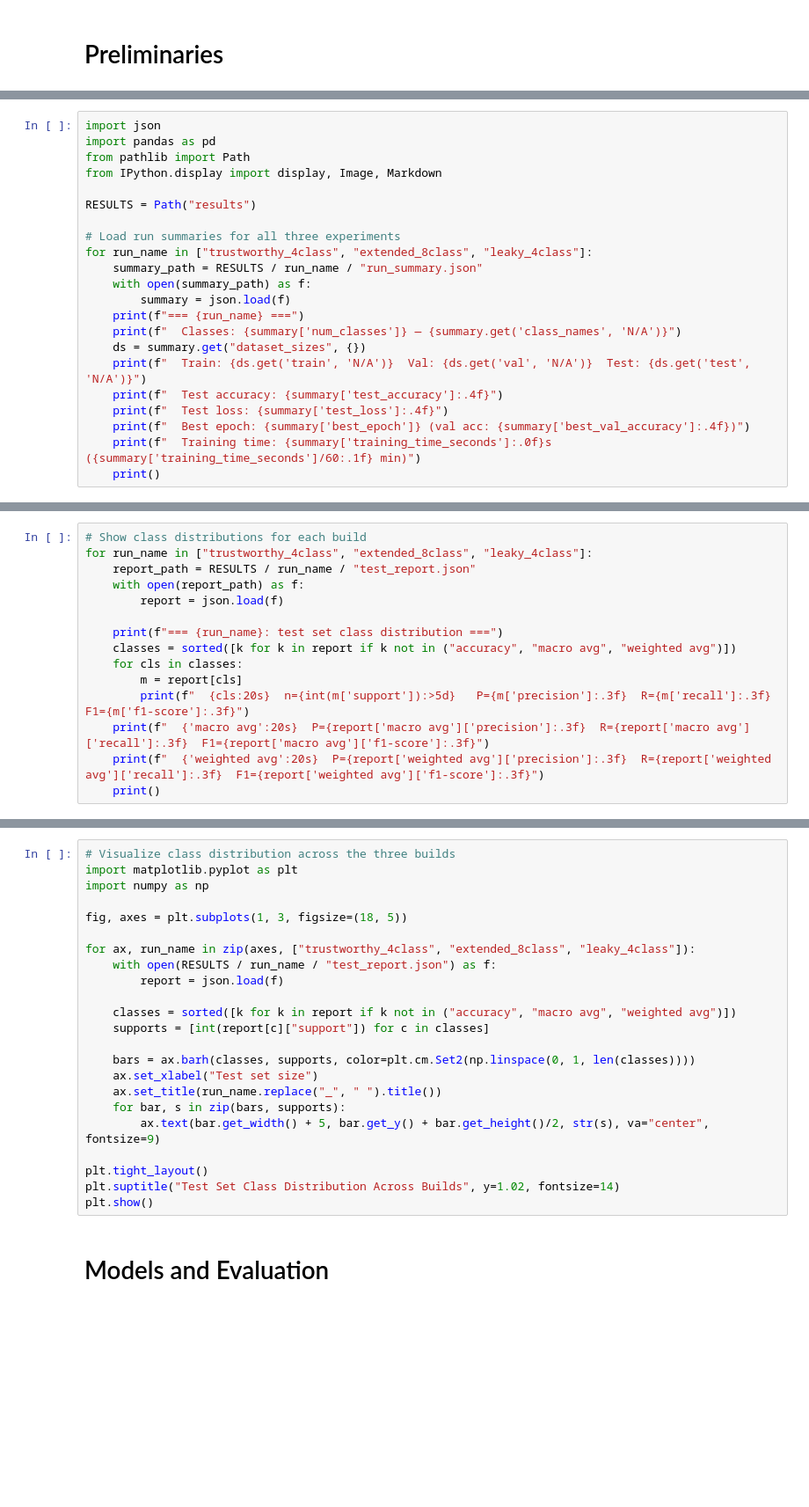
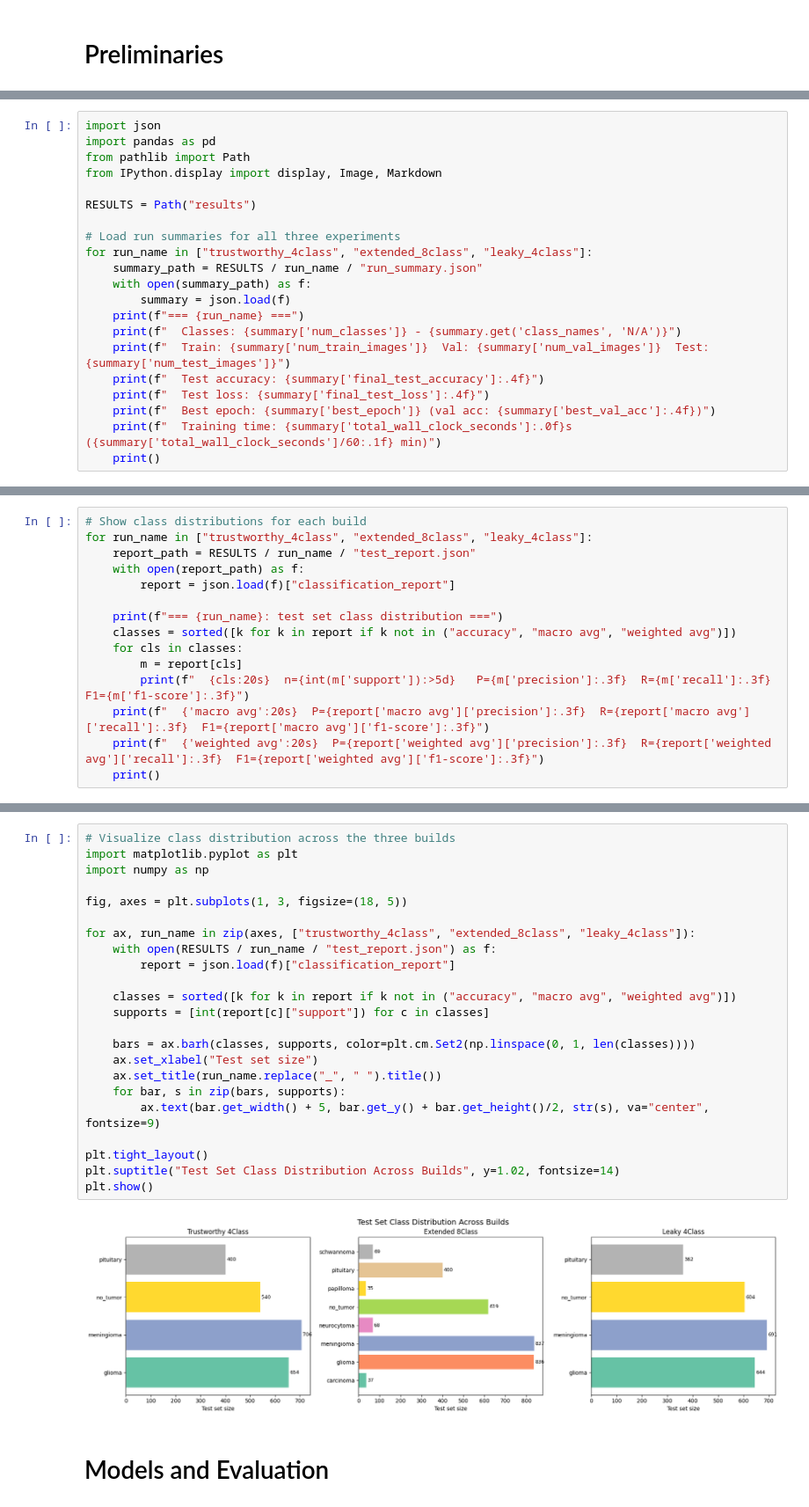
Before and after one commit to kiranshay/brain-tumor-classifier, a Jupyter notebook: NeuroScan_Final_Report.ipynb, the cells around one changed output, grey strips where cells are left out. Shown at 88% size. Cells and saved outputs as stored; diff of their text form; blank space fills up the shorter version.

Commit message:
modified final report

```diff
--- a/NeuroScan_Final_Report.ipynb
+++ b/NeuroScan_Final_Report.ipynb
@@ -85,13 +85,12 @@ for run_name in ["trustworthy_4class", "extended_8class", "leaky_4class"]:
     with open(summary_path) as f:
         summary = json.load(f)
     print(f"=== {run_name} ===")
-    print(f"  Classes: {summary['num_classes']} — {summary.get('class_names', 'N/A')}")
-    ds = summary.get("dataset_sizes", {})
-    print(f"  Train: {ds.get('train', 'N/A')}  Val: {ds.get('val', 'N/A')}  Test: {ds.get('test', 'N/A')}")
-    print(f"  Test accuracy: {summary['test_accuracy']:.4f}")
-    print(f"  Test loss: {summary['test_loss']:.4f}")
-    print(f"  Best epoch: {summary['best_epoch']} (val acc: {summary['best_val_accuracy']:.4f})")
-    print(f"  Training time: {summary['training_time_seconds']:.0f}s ({summary['training_time_seconds']/60:.1f} min)")
+    print(f"  Classes: {summary['num_classes']} - {summary.get('class_names', 'N/A')}")
+    print(f"  Train: {summary['num_train_images']}  Val: {summary['num_val_images']}  Test: {summary['num_test_images']}")
+    print(f"  Test accuracy: {summary['final_test_accuracy']:.4f}")
+    print(f"  Test loss: {summary['final_test_loss']:.4f}")
+    print(f"  Best epoch: {summary['best_epoch']} (val acc: {summary['best_val_acc']:.4f})")
+    print(f"  Training time: {summary['total_wall_clock_seconds']:.0f}s ({summary['total_wall_clock_seconds']/60:.1f} min)")
     print()
 # %% [markdown]
 ## Pre-processing
@@ -123,7 +122,7 @@ For the **leaky control**, we pooled all images from the trustworthy build and r
 for run_name in ["trustworthy_4class", "extended_8class", "leaky_4class"]:
     report_path = RESULTS / run_name / "test_report.json"
     with open(report_path) as f:
-        report = json.load(f)
+        report = json.load(f)["classification_report"]
 
     print(f"=== {run_name}: test set class distribution ===")
     classes = sorted([k for k in report if k not in ("accuracy", "macro avg", "weighted avg")])
@@ -136,26 +153,28 @@ for run_name in ["trustworthy_4class", "extended_8class", "leaky_4class"]:
 # %%
 # Visualize class distribution across the three builds
 import matplotlib.pyplot as plt
 import numpy as np
 
 fig, axes = plt.subplots(1, 3, figsize=(18, 5))
 
 for ax, run_name in zip(axes, ["trustworthy_4class", "extended_8class", "leaky_4class"]):
     with open(RESULTS / run_name / "test_report.json") as f:
-        report = json.load(f)
+        report = json.load(f)["classification_report"]
 
     classes = sorted([k for k in report if k not in ("accuracy", "macro avg", "weighted avg")])
     supports = [int(report[c]["support"]) for c in classes]
 
     bars = ax.barh(classes, supports, color=plt.cm.Set2(np.linspace(0, 1, len(classes))))
     ax.set_xlabel("Test set size")
     ax.set_title(run_name.replace("_", " ").title())
     for bar, s in zip(bars, supports):
         ax.text(bar.get_width() + 5, bar.get_y() + bar.get_height()/2, str(s), va="center", fontsize=9)
 
 plt.tight_layout()
 plt.suptitle("Test Set Class Distribution Across Builds", y=1.02, fontsize=14)
 plt.show()
+# %% [output]
+[figure, added]
 # %% [markdown]
 # Models and Evaluation
 # %% [markdown]
```
Also changed, not shown: parts of 19 cells of this notebook.
